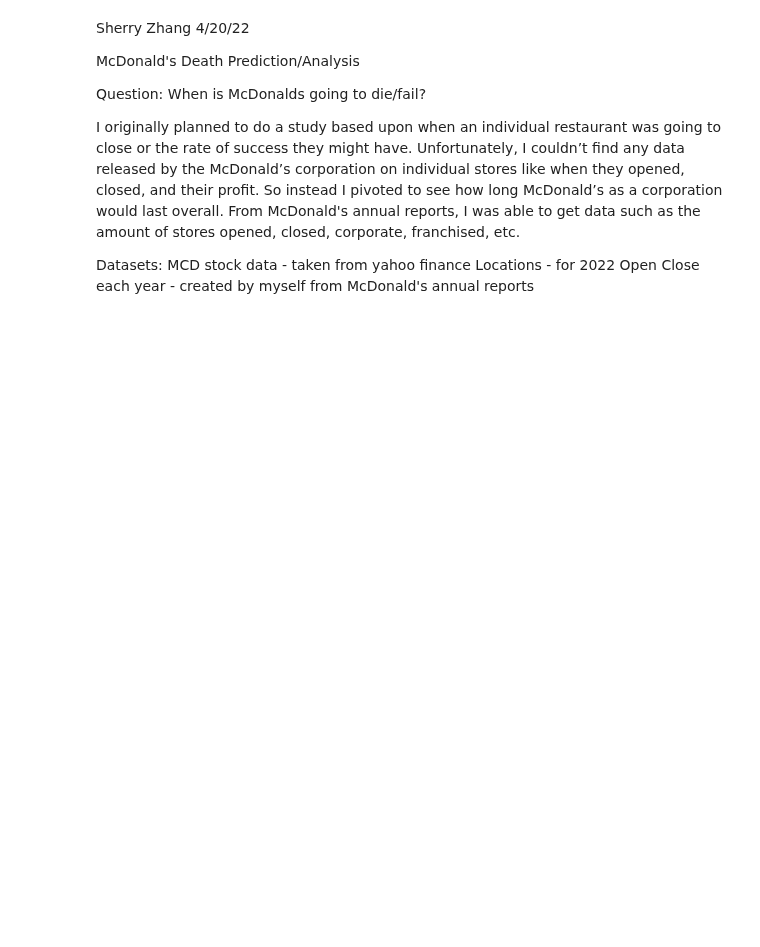
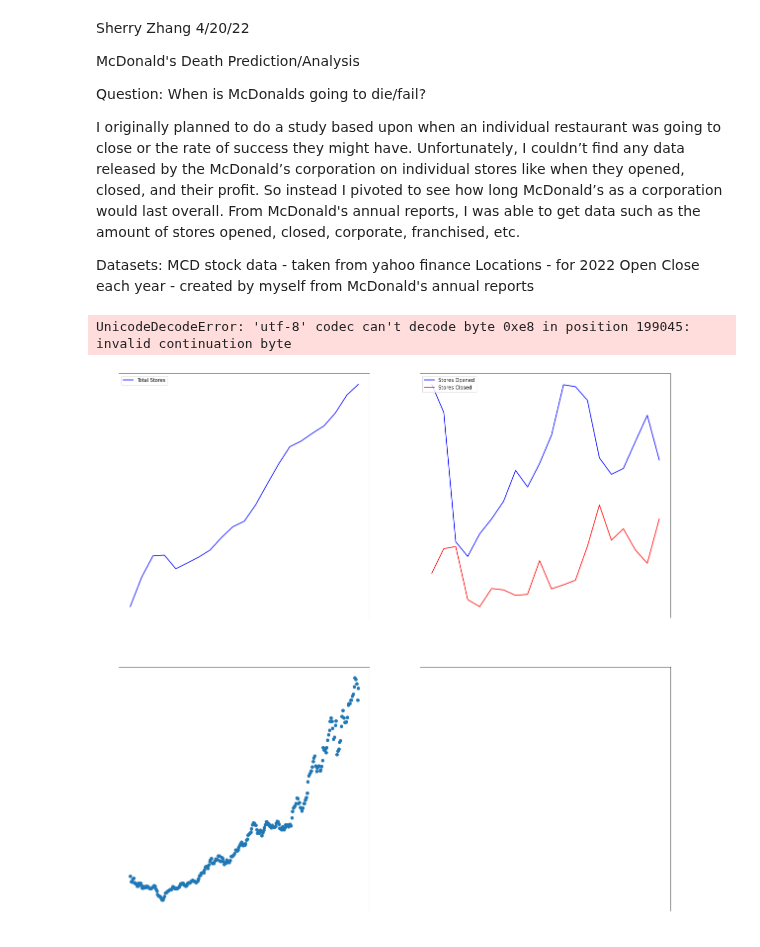
Before and after one commit to zsherry2106/Sherry_Zhang_Data_Science, a Jupyter notebook: --FINAL PROJECT--/final project.ipynb, the cells around one changed output. Drawn from its saved outputs; the diff is of its cells as text; code cells hidden in the pictures; blank space fills up the shorter version.

```diff
--- a/--FINAL PROJECT--/final project.ipynb
+++ b/--FINAL PROJECT--/final project.ipynb
@@ -16,33 +16,69 @@ Open Close each year - created by myself from McDonald's annual reports
 # %%
 import pandas as pd
 import matplotlib.pyplot as plt
+
+pd.set_option('display.max_rows', None)
 
 stock_data = pd.read_csv('Data/stocks.csv')
 # print(stock_data)
 
 year = []
+month = []
 for ind in stock_data.index:
     year.append(int(stock_data['Date'][ind][0:4]))
+    month.append(stock_data['Date'][ind][0:7])
 
-stock_data.insert(1, 'year', year)
+stock_data.insert(1, 'Year', year)
+stock_data.insert(0, 'Month', month)
 
-stock_data = stock_data.drop(stock_data[stock_data.year < 2000].index)
-stock_data = stock_data[['Date', 'year', 'High']]
+stock_data = stock_data.drop(stock_data[stock_data.Year < 2000].index)
+stock_data = stock_data[['Date', 'Year', 'Month', 'High']]
 
-print(stock_data)
+month_avg_stocks = pd.DataFrame(stock_data.groupby(by='Month')['High'].mean(), columns=['High'])
+
+month = list(month_avg_stocks.index.values)
+
+month_avg_stocks.insert(0, 'Month', month)
+month_avg_stocks.reset_index(inplace = True, drop = True)
+# print(month_avg_stocks)
+
+store_num_data = pd.read_csv('Data/open close data.csv')
+
+locations = pd.read_csv('Data\locations.csv')
+print(locations)
+
+# print(stock_data)
+# print(store_num_data)
+# %% [output]
+UnicodeDecodeError: 'utf-8' codec can't decode byte 0xe8 in position 199045: invalid continuation byte
 # %%
 figure, ax = plt.subplots(2, 2)
 
 figure.set_size_inches(20, 20)
 
-ax[0][0].plot(stock_data['Date'], stock_data['High'])
+ax[0][0].plot(store_num_data['Year'], store_num_data['Total Stores'], color='b', label='Total Stores')
+ax[0][0].legend(loc="upper left")
+
+ax[0][0].set_xticks(list(store_num_data['Year'])[::-2])
+
+ax[0][1].plot(store_num_data['Year'], store_num_data['Stores Opened'], color='b', label='Stores Opened')
+ax[0][1].plot(store_num_data['Year'], store_num_data['Stores Closed'], color='r', label='Stores Closed')
+ax[0][1].legend(loc="upper left")
+
+ax[0][1].set_xticks(list(store_num_data['Year'])[::-2])
+
+ax[1][0].scatter(month_avg_stocks['Month'], month_avg_stocks['High'])
+ax[1][0].set_xticks(list(month_avg_stocks['Month'])[::36])
+ax[1][0].set_xlabel('Stock Avg Each Month', color='white')
 
 #Make axis/labels white
 for row in range(0,2):
     for column in range(0,2):
         ax[row][column].spines['bottom'].set_color('white')
         ax[row][column].xaxis.label.set_color('white')
         ax[row][column].tick_params(axis='x', colors='white')
         ax[row][column].spines['left'].set_color('white')
         ax[row][column].yaxis.label.set_color('white')
         ax[row][column].tick_params(axis='y', colors='white')
+# %% [output]
+[figure, added]
```
Also changed, not shown: 5 other files.
